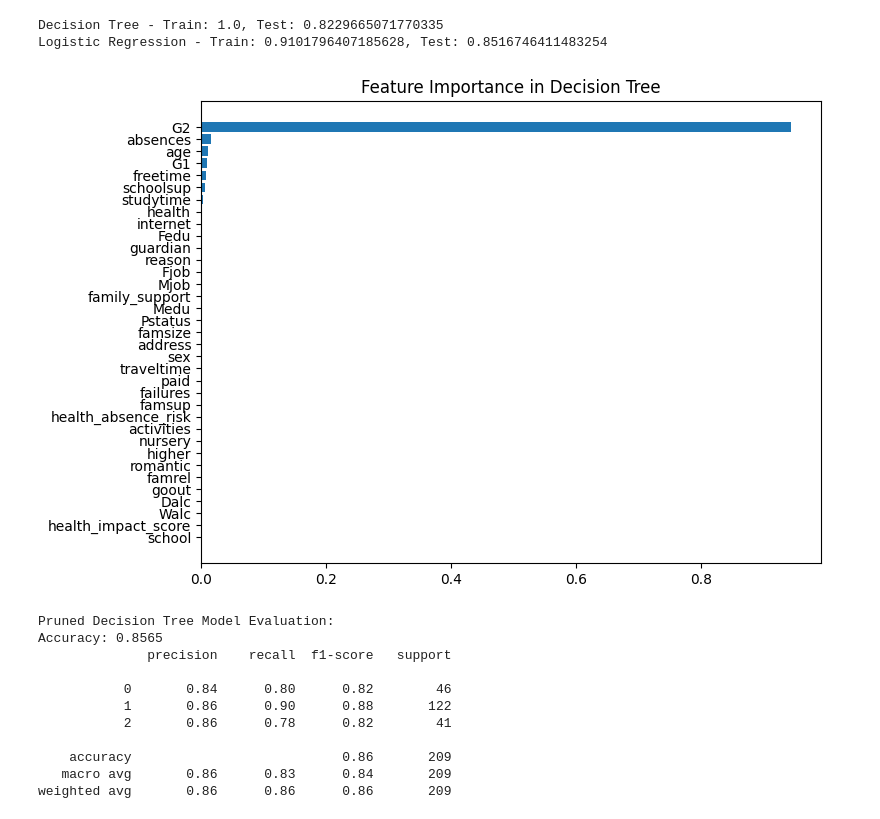
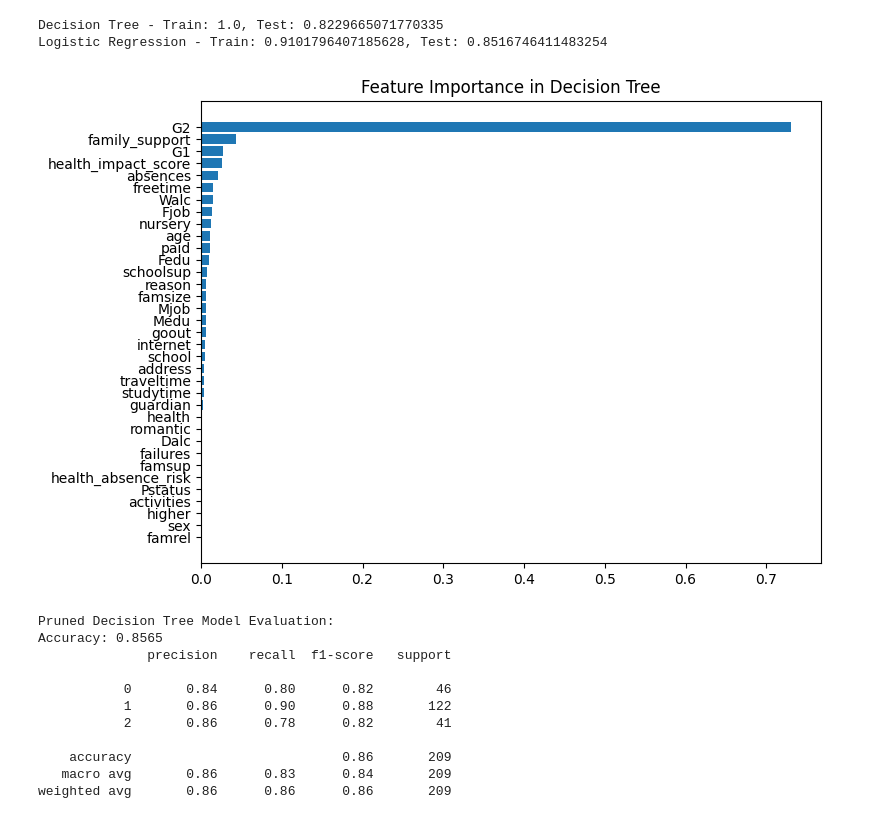
Before and after one commit to ethanshipman/Group-5-Project-4, a Jupyter notebook: Jupyter_Notebooks/NT_Notebook.ipynb, the cells around one changed output. Saved outputs shown, nothing was run; the diff lists cells and outputs as text; code cells hidden in the pictures.

```diff
--- a/Jupyter_Notebooks/NT_Notebook.ipynb
+++ b/Jupyter_Notebooks/NT_Notebook.ipynb
@@ -256,19 +256,19 @@ Logistic Regression - Train: 0.9101796407185628, Test: 0.8516746411483254
 # %%
 import matplotlib.pyplot as plt
 import numpy as np
 #Compare feature importance in decision tree
-feature_importance = pruned_tree_model.feature_importances_
+feature_importance = tree_model.feature_importances_
 feature_names = X_train.columns
 
 #Plot and show
 sorted_idx = np.argsort(feature_importance)
 plt.figure(figsize=(8, 6))
 plt.barh(range(len(sorted_idx)), feature_importance[sorted_idx], align="center")
 plt.yticks(range(len(sorted_idx)), np.array(feature_names)[sorted_idx])
 plt.title("Feature Importance in Decision Tree")
 plt.show()
 # %% [output]
-[figure, old version]
+[figure, new version]
 # %%
 from sklearn.tree import DecisionTreeClassifier
 
```
Also changed, not shown: parts of 1 cell of this notebook.
